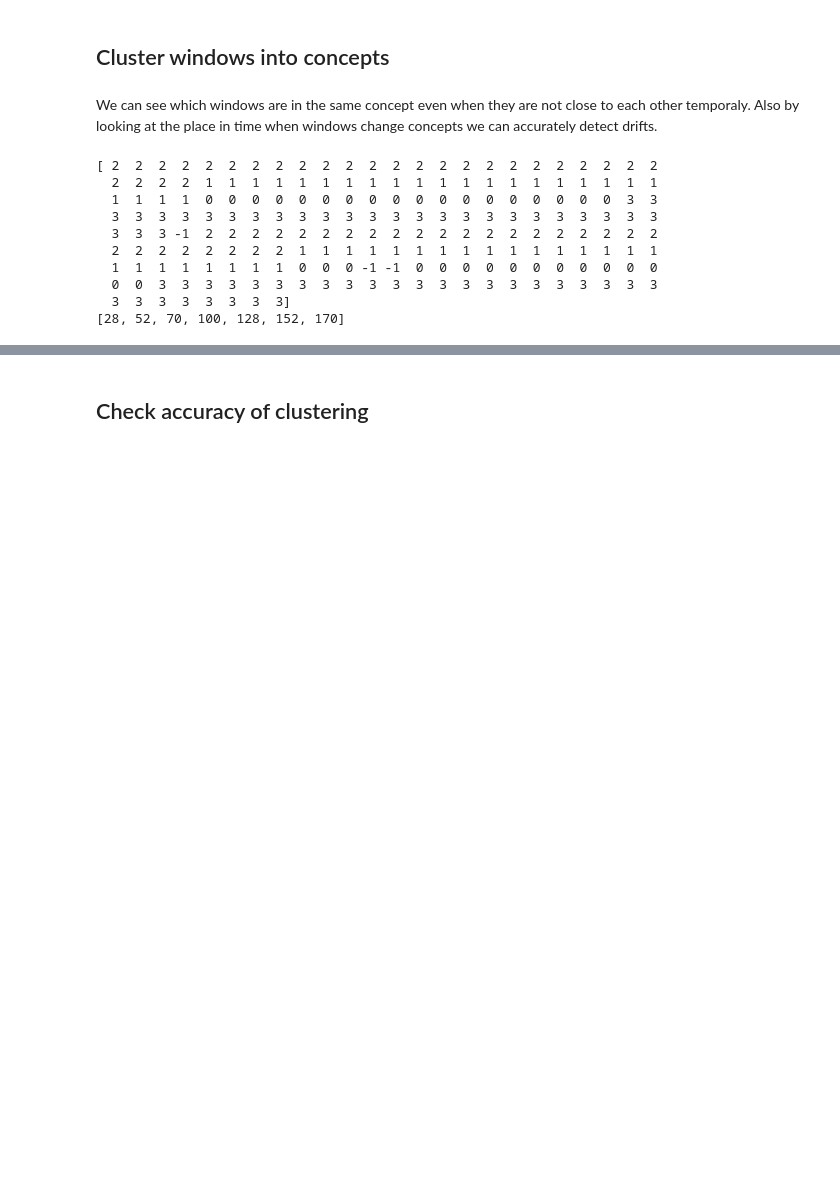
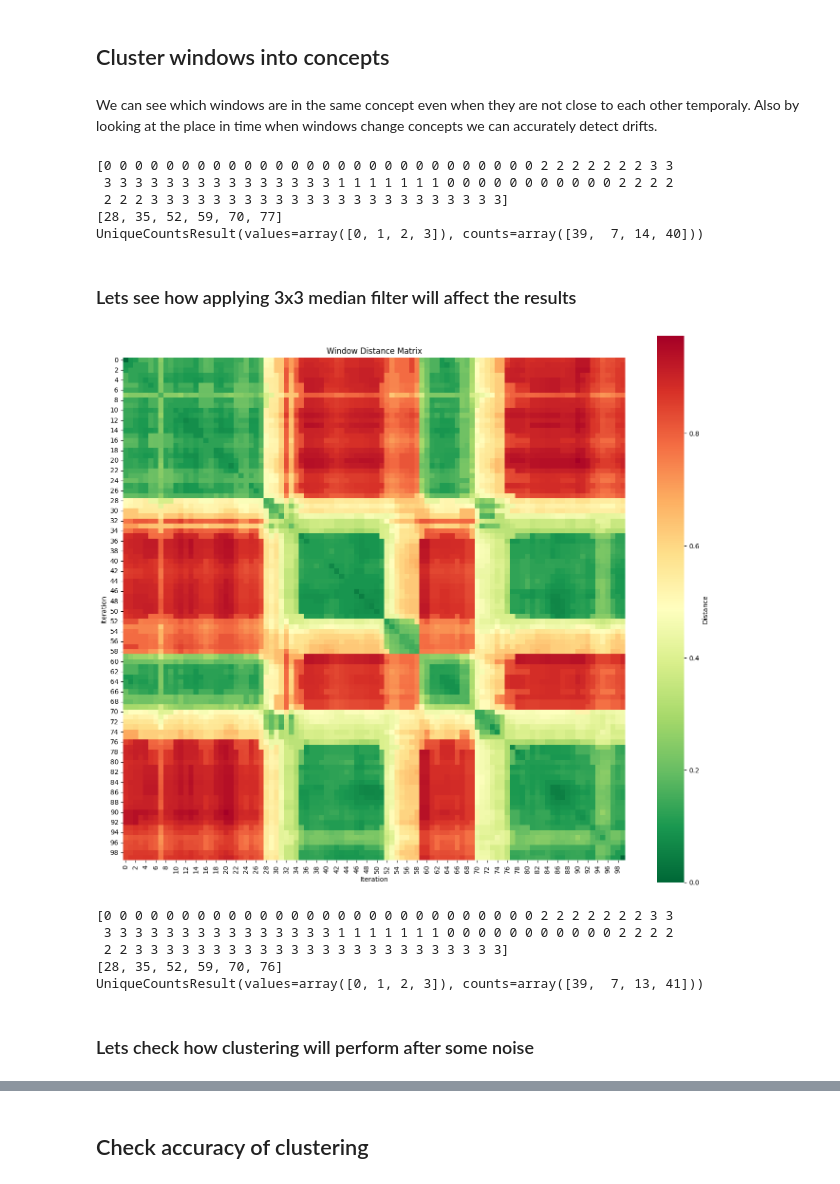
Before and after one commit to KubaCzech/DriftDetectionWithExplainableAI, a Jupyter notebook: notebooks/recurring_drift.ipynb, the cells around one changed output, grey strips where cells are left out. Drawn from its saved outputs; the diff is of its cells as text; code cells hidden in the pictures; blank space fills up the shorter version.

Commit message:
recurring drift update + app

```diff
--- a/notebooks/recurring_drift.ipynb
+++ b/notebooks/recurring_drift.ipynb
@@ -154,14 +114,33 @@ print(labels)
 
 drift_locations = get_drift_from_clusters(labels)
 print(drift_locations)
+
+print(np.unique_counts(labels))
 # %% [output]
-[ 2  2  2  2  2  2  2  2  2  2  2  2  2  2  2  2  2  2  2  2  2  2  2  2
-  2  2  2  2  1  1  1  1  1  1  1  1  1  1  1  1  1  1  1  1  1  1  1  1
-  1  1  1  1  0  0  0  0  0  0  0  0  0  0  0  0  0  0  0  0  0  0  3  3
-  3  3  3  3  3  3  3  3  3  3  3  3  3  3  3  3  3  3  3  3  3  3  3  3
-  3  3  3 -1  2  2  2  2  2  2  2  2  2  2  2  2  2  2  2  2  2  2  2  2
-  2  2  2  2  2  2  2  2  1  1  1  1  1  1  1  1  1  1  1  1  1  1  1  1
-  1  1  1  1  1  1  1  1  0  0  0 -1 -1  0  0  0  0  0  0  0  0  0  0  0
-  0  0  3  3  3  3  3  3  3  3  3  3  3  3  3  3  3  3  3  3  3  3  3  3
-  3  3  3  3  3  3  3  3]
-[28, 52, 70, 100, 128, 152, 170]
+[0 0 0 0 0 0 0 0 0 0 0 0 0 0 0 0 0 0 0 0 0 0 0 0 0 0 0 0 2 2 2 2 2 2 2 3 3
+ 3 3 3 3 3 3 3 3 3 3 3 3 3 3 3 1 1 1 1 1 1 1 0 0 0 0 0 0 0 0 0 0 0 2 2 2 2
+ 2 2 2 3 3 3 3 3 3 3 3 3 3 3 3 3 3 3 3 3 3 3 3 3 3 3]
+[28, 35, 52, 59, 70, 77]
+UniqueCountsResult(values=array([0, 1, 2, 3]), counts=array([39,  7, 14, 40]))
+# %% [markdown]
+### Lets see how applying 3x3 median filter will affect the results
+# %%
+visualize_distance_matrix(pd.DataFrame(median_mask_2d(matrix)))
+# %% [output]
+[figure, added]
+# %%
+labels = cluster_windows(matrix, median_mask_width=3)
+print(labels)
+
+drift_locations = get_drift_from_clusters(labels)
+print(drift_locations)
+
+print(np.unique_counts(labels))
+# %% [output]
+[0 0 0 0 0 0 0 0 0 0 0 0 0 0 0 0 0 0 0 0 0 0 0 0 0 0 0 0 2 2 2 2 2 2 2 3 3
+ 3 3 3 3 3 3 3 3 3 3 3 3 3 3 3 1 1 1 1 1 1 1 0 0 0 0 0 0 0 0 0 0 0 2 2 2 2
+ 2 2 3 3 3 3 3 3 3 3 3 3 3 3 3 3 3 3 3 3 3 3 3 3 3 3]
+[28, 35, 52, 59, 70, 76]
+UniqueCountsResult(values=array([0, 1, 2, 3]), counts=array([39,  7, 13, 41]))
+# %% [markdown]
+### Lets check how clustering will perform after some noise
```
Also changed, not shown: parts of 20 cells of this notebook, 3 other files.
